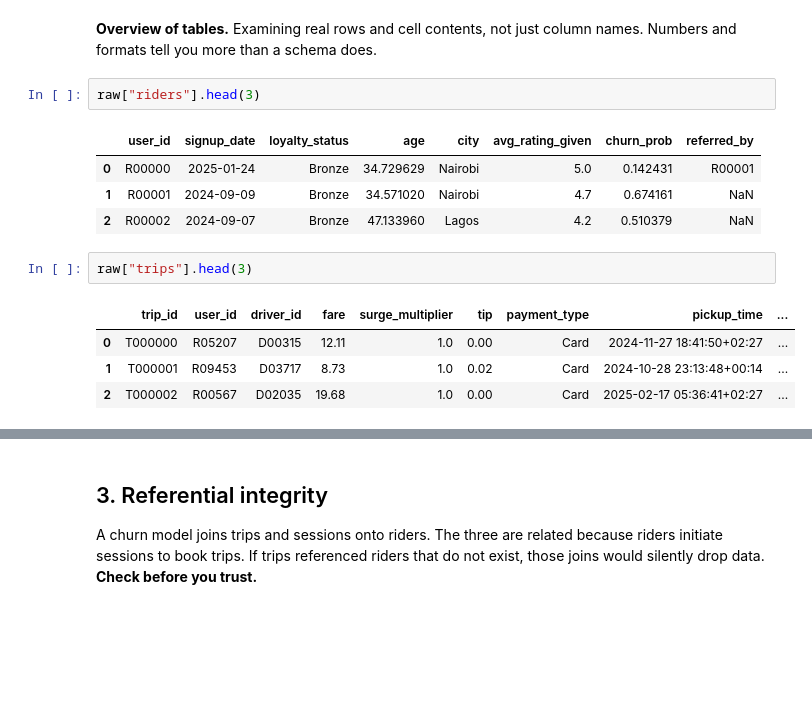
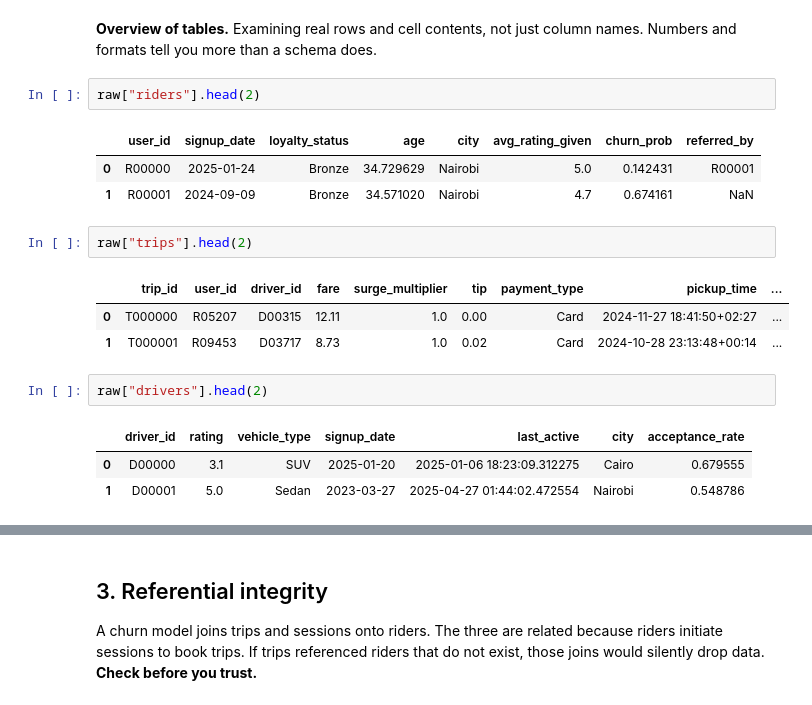
Before and after one commit to worooffeh/Ride-Hailing_Analytics_and_Customer_Churn_Prediction, a Jupyter notebook: notebooks/01_data_audit_and_cleaning.ipynb, the cells around one changed output, grey strips where cells are left out. Cells and saved outputs as stored; diff of their text form; blank space fills up the shorter version.

```diff
--- a/notebooks/01_data_audit_and_cleaning.ipynb
+++ b/notebooks/01_data_audit_and_cleaning.ipynb
@@ -84,16 +84,20 @@ promotions        20 rows  x  11 cols
 **Overview of tables.** Examining real rows and cell contents, not just
 column names. Numbers and formats tell you more than a schema does.
 # %%
-raw["riders"].head(3)
+raw["riders"].head(2)
 # %% [output]
 |  | user_id | signup_date | loyalty_status | age | city | avg_rating_given | churn_prob | referred_by |
 | 0 | R00000 | 2025-01-24 | Bronze | 34.729629 | Nairobi | 5.0 | 0.142431 | R00001 |
 | 1 | R00001 | 2024-09-09 | Bronze | 34.571020 | Nairobi | 4.7 | 0.674161 | NaN |
-| 2 | R00002 | 2024-09-07 | Bronze | 47.133960 | Lagos | 4.2 | 0.510379 | NaN |
 # %%
-raw["trips"].head(3)
+raw["trips"].head(2)
 # %% [output]
 |  | trip_id | user_id | driver_id | fare | surge_multiplier | tip | payment_type | pickup_time | ... |
 | 0 | T000000 | R05207 | D00315 | 12.11 | 1.0 | 0.00 | Card | 2024-11-27 18:41:50+02:27 | ... |
 | 1 | T000001 | R09453 | D03717 | 8.73 | 1.0 | 0.02 | Card | 2024-10-28 23:13:48+00:14 | ... |
-| 2 | T000002 | R00567 | D02035 | 19.68 | 1.0 | 0.00 | Card | 2025-02-17 05:36:41+02:27 | ... |
+# %%
+raw["drivers"].head(2)
+# %% [output]
+|  | driver_id | rating | vehicle_type | signup_date | last_active | city | acceptance_rate |
+| 0 | D00000 | 3.1 | SUV | 2025-01-20 | 2025-01-06 18:23:09.312275 | Cairo | 0.679555 |
+| 1 | D00001 | 5.0 | Sedan | 2023-03-27 | 2025-04-27 01:44:02.472554 | Nairobi | 0.548786 |
```
Also changed, not shown: parts of 10 cells of this notebook, 30 other files.
